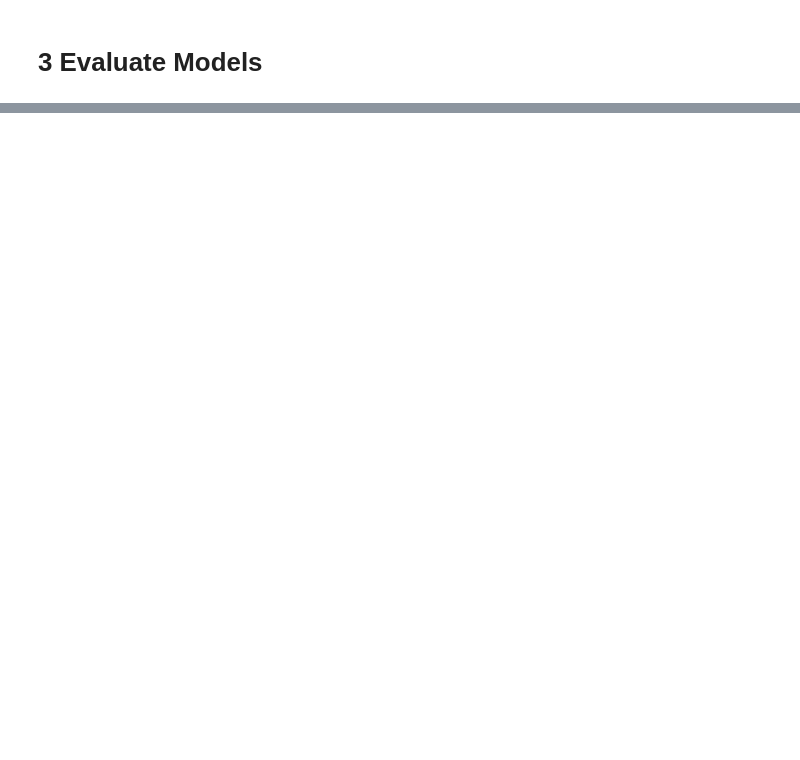
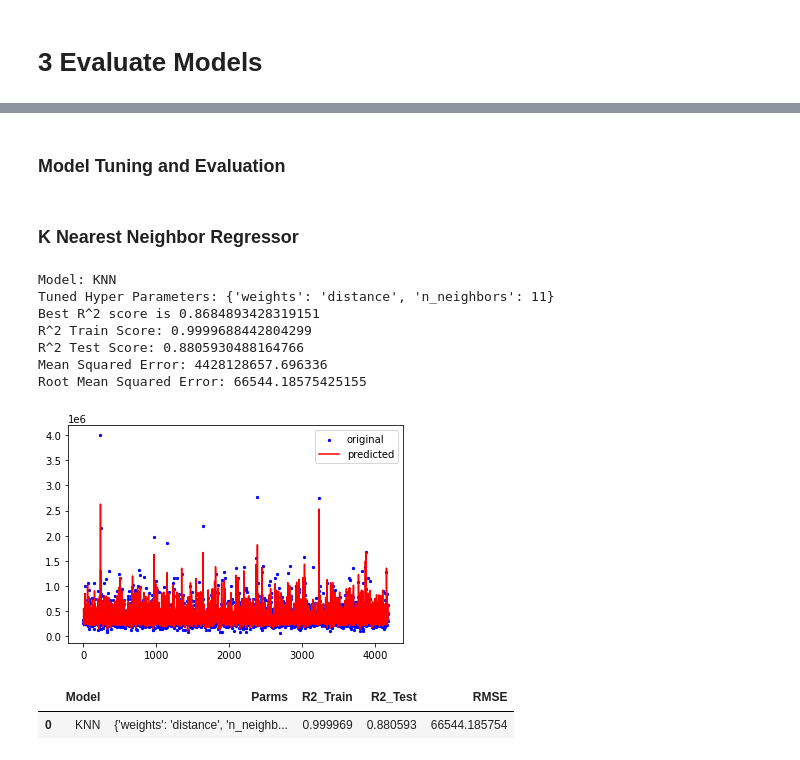
Before and after one commit to mkars01/real-estate-invest-recommender, a Jupyter notebook: notebooks/05_Modeling.ipynb, the cells around one changed output, grey strips where cells are left out. Saved outputs shown, nothing was run; the diff lists cells and outputs as text; code cells hidden in the pictures; blank space fills up the shorter version.

Commit message:
completed initial submission for modeling notebook

```diff
--- a/notebooks/05_Modeling.ipynb
+++ b/notebooks/05_Modeling.ipynb
@@ -123,3 +99,0 @@ Recall score 0.015564776503503108
-# %%
-lm = LinearRegression()
-lm.fit(X_train, y_train)
@@ -128,14 +99,0 @@ LinearRegression()
-# %%
-# Obtain the coefficient of determination by calling the model with the score() function, then print the coefficient:
-r_sq = lm.score(X_train, y_train)
-print('coefficient of determination:', r_sq)
-
-# Print the Intercept:
-print('intercept:', lm.intercept_)
-
-# Print the Slope:
-print('slope:', lm.coef_)
-
-# Predict a Response and print it:
-y_pred = lm.predict(X_test)
-print('Predicted response:', y_pred, sep='\n')
@@ -159,0 +120,9 @@ slope: [[-3.21582187e+03  2.37175021e+03 -1.71970774e+04 -9.60574173e+04
+# %%
+# Define DataFrame to store results
+res_df = pd.DataFrame({'Model': pd.Series(dtype='str'),
+                   'Parms': pd.Series(dtype='str'),
+                   'R2_Train': pd.Series(dtype='float'),
+                   'R2_Test': pd.Series(dtype='float'),
+                   'RMSE': pd.Series(dtype='float')})
+# %% [markdown]
+### Model Tuning and Evaluation
@@ -159,0 +168,20 @@ slope: [[-3.21582187e+03  2.37175021e+03 -1.71970774e+04 -9.60574173e+04
+# %% [markdown]
+### K Nearest Neighbor Regressor
+# %%
+knr = KNeighborsRegressor()
+param_dist = {'n_neighbors':np.arange(1,50),
+              "weights": ["uniform", "distance"]}
+res = model_tune('KNN', knr, param_dist)
+res_df = pd.concat([res_df, res])
+res_df.head()
+# %% [output]
+Model: KNN
+Tuned Hyper Parameters: {'weights': 'distance', 'n_neighbors': 11}
+Best R^2 score is 0.8684893428319151
+R^2 Train Score: 0.9999688442804299
+R^2 Test Score: 0.8805930488164766
+Mean Squared Error: 4428128657.696336
+Root Mean Squared Error: 66544.18575425155
+[figure, added]
+|  | Model | Parms | R2_Train | R2_Test | RMSE |
+| 0 | KNN | {'weights': 'distance', 'n_neighb... | 0.999969 | 0.880593 | 66544.185754 |
```
Also changed, not shown: parts of 34 cells of this notebook, 3 other files.
